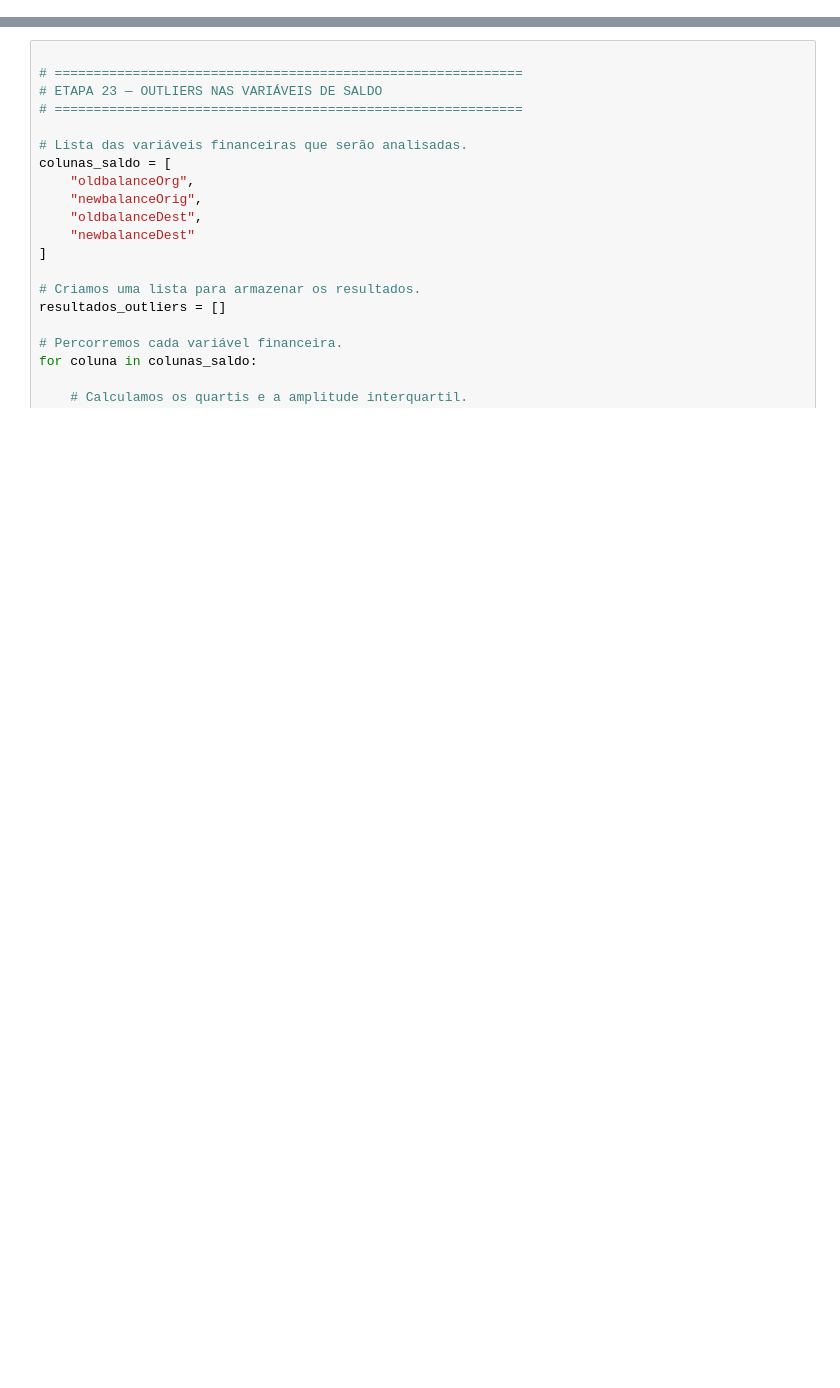
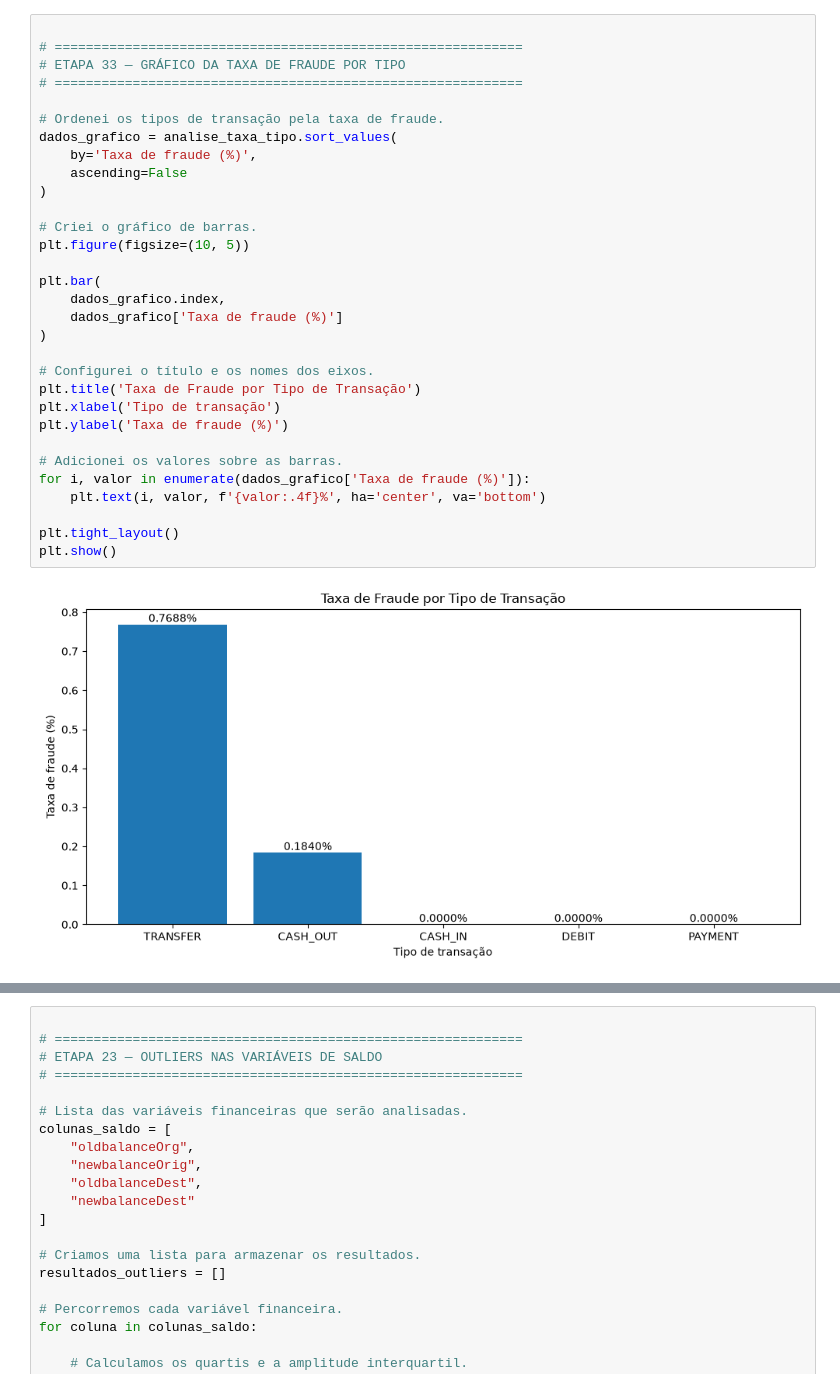
Before and after one commit to joaoribeiro-max/grupo5-fraud-detection, a Jupyter notebook: notebooks/01_analise_exploratoria.ipynb, the cells around one changed output, grey strips where cells are left out. Cells and saved outputs as stored; diff of their text form; blank space fills up the shorter version.

```diff
--- a/notebooks/01_analise_exploratoria.ipynb
+++ b/notebooks/01_analise_exploratoria.ipynb
@@ -0,0 +710,33 @@
+# %%
+
+# ============================================================
+# ETAPA 33 — GRÁFICO DA TAXA DE FRAUDE POR TIPO
+# ============================================================
+
+# Ordenei os tipos de transação pela taxa de fraude.
+dados_grafico = analise_taxa_tipo.sort_values(
+    by='Taxa de fraude (%)',
+    ascending=False
+)
+
+# Criei o gráfico de barras.
+plt.figure(figsize=(10, 5))
+
+plt.bar(
+    dados_grafico.index,
+    dados_grafico['Taxa de fraude (%)']
+)
+
+# Configurei o título e os nomes dos eixos.
+plt.title('Taxa de Fraude por Tipo de Transação')
+plt.xlabel('Tipo de transação')
+plt.ylabel('Taxa de fraude (%)')
+
+# Adicionei os valores sobre as barras.
+for i, valor in enumerate(dados_grafico['Taxa de fraude (%)']):
+    plt.text(i, valor, f'{valor:.4f}%', ha='center', va='bottom')
+
+plt.tight_layout()
+plt.show()
+# %% [output]
+[figure, added]
```
Also changed, not shown: parts of 25 cells of this notebook.
